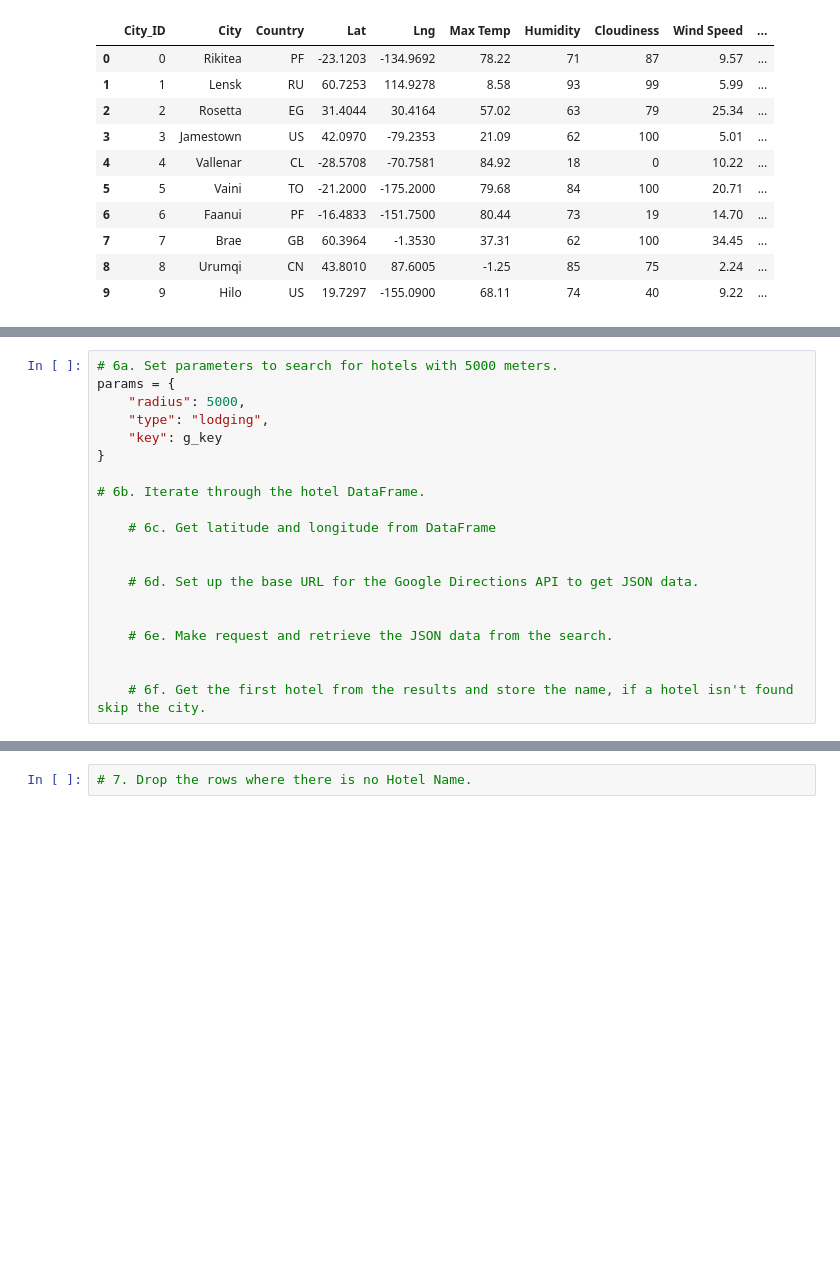
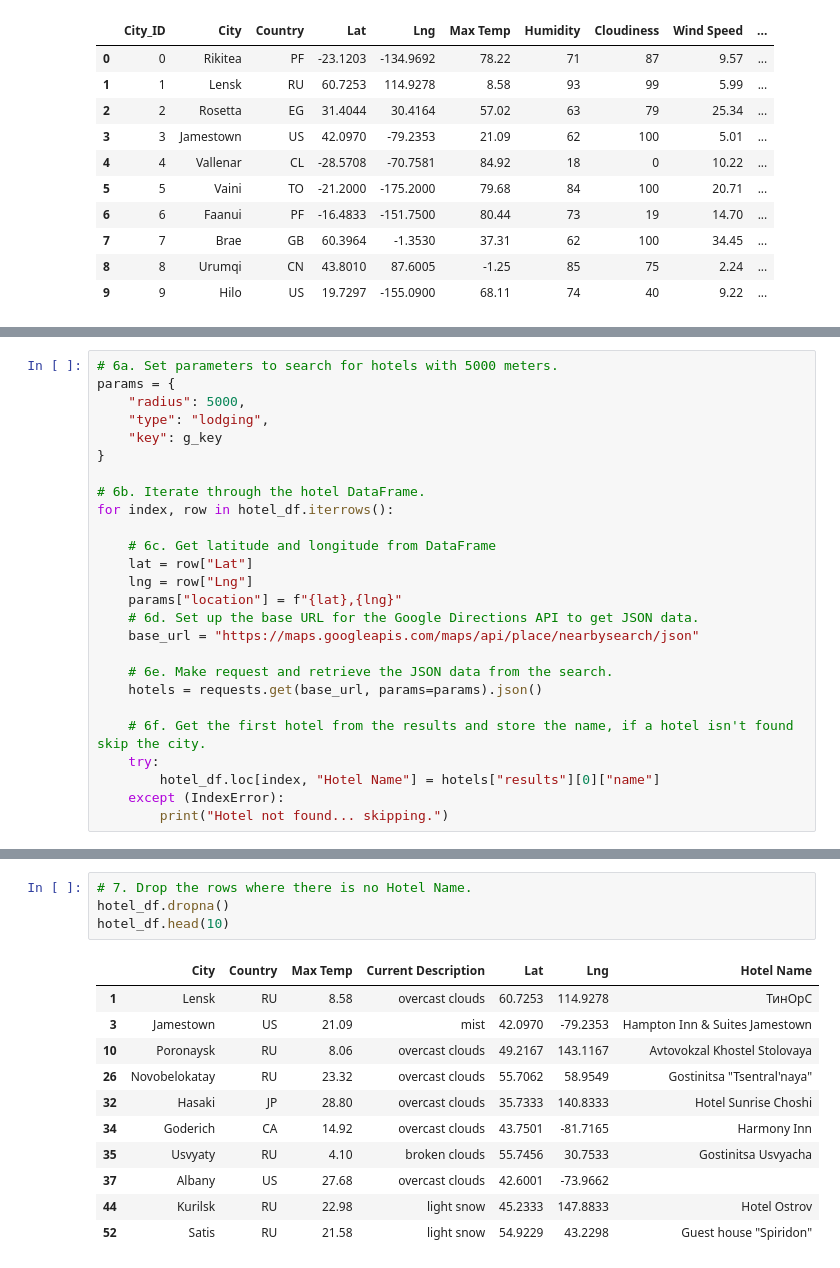
Before and after one commit to wilson-alexei/World_Weaather_Analysis-, a Jupyter notebook: Vacation_Search/Vacation_Search.ipynb, the cells around one changed output, grey strips where cells are left out. Saved outputs shown, nothing was run; the diff lists cells and outputs as text; blank space fills up the shorter version.

```diff
--- a/Vacation_Search/Vacation_Search.ipynb
+++ b/Vacation_Search/Vacation_Search.ipynb
@@ -51,14 +111,20 @@ params = {
 }
 
 # 6b. Iterate through the hotel DataFrame.
+for index, row in hotel_df.iterrows():
 
     # 6c. Get latitude and longitude from DataFrame
-
-
+    lat = row["Lat"]
+    lng = row["Lng"]
+    params["location"] = f"{lat},{lng}"
     # 6d. Set up the base URL for the Google Directions API to get JSON data.
-
+    base_url = "https://maps.googleapis.com/maps/api/place/nearbysearch/json"
 
     # 6e. Make request and retrieve the JSON data from the search.
-
+    hotels = requests.get(base_url, params=params).json()
 
     # 6f. Get the first hotel from the results and store the name, if a hotel isn't found skip the city.
+    try:
+        hotel_df.loc[index, "Hotel Name"] = hotels["results"][0]["name"]
+    except (IndexError):
+        print("Hotel not found... skipping.")
@@ -65,4 +159,18 @@ params = {
 # %%
 # 7. Drop the rows where there is no Hotel Name.
+hotel_df.dropna()
+hotel_df.head(10)
+# %% [output]
+|  | City | Country | Max Temp | Current Description | Lat | Lng | Hotel Name |
+| 1 | Lensk | RU | 8.58 | overcast clouds | 60.7253 | 114.9278 | ТинОрС |
+| 3 | Jamestown | US | 21.09 | mist | 42.0970 | -79.2353 | Hampton Inn & Suites Jamestown |
+| 10 | Poronaysk | RU | 8.06 | overcast clouds | 49.2167 | 143.1167 | Avtovokzal Khostel Stolovaya |
+| 26 | Novobelokatay | RU | 23.32 | overcast clouds | 55.7062 | 58.9549 | Gostinitsa "Tsentral'naya" |
+| 32 | Hasaki | JP | 28.80 | overcast clouds | 35.7333 | 140.8333 | Hotel Sunrise Choshi |
+| 34 | Goderich | CA | 14.92 | overcast clouds | 43.7501 | -81.7165 | Harmony Inn |
+| 35 | Usvyaty | RU | 4.10 | broken clouds | 55.7456 | 30.7533 | Gostinitsa Usvyacha |
+| 37 | Albany | US | 27.68 | overcast clouds | 42.6001 | -73.9662 |  |
+| 44 | Kurilsk | RU | 22.98 | light snow | 45.2333 | 147.8833 | Hotel Ostrov |
+| 52 | Satis | RU | 21.58 | light snow | 54.9229 | 43.2298 | Guest house "Spiridon" |
 # %%
 # 8a. Create the output File (CSV)
```
Also changed, not shown: parts of 11 cells of this notebook.
